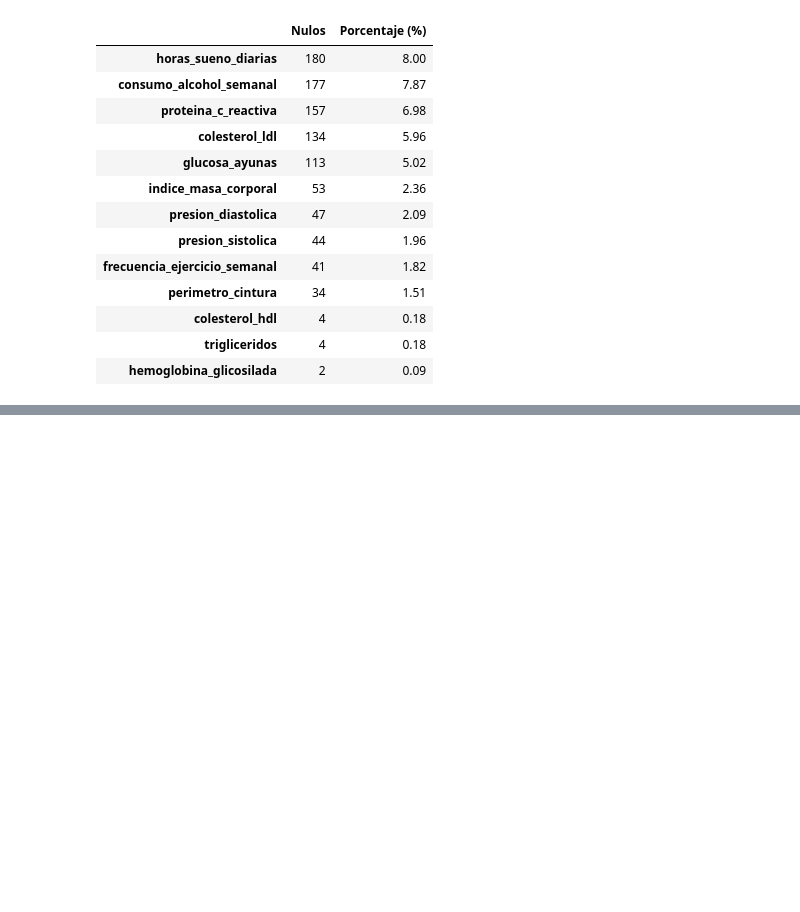
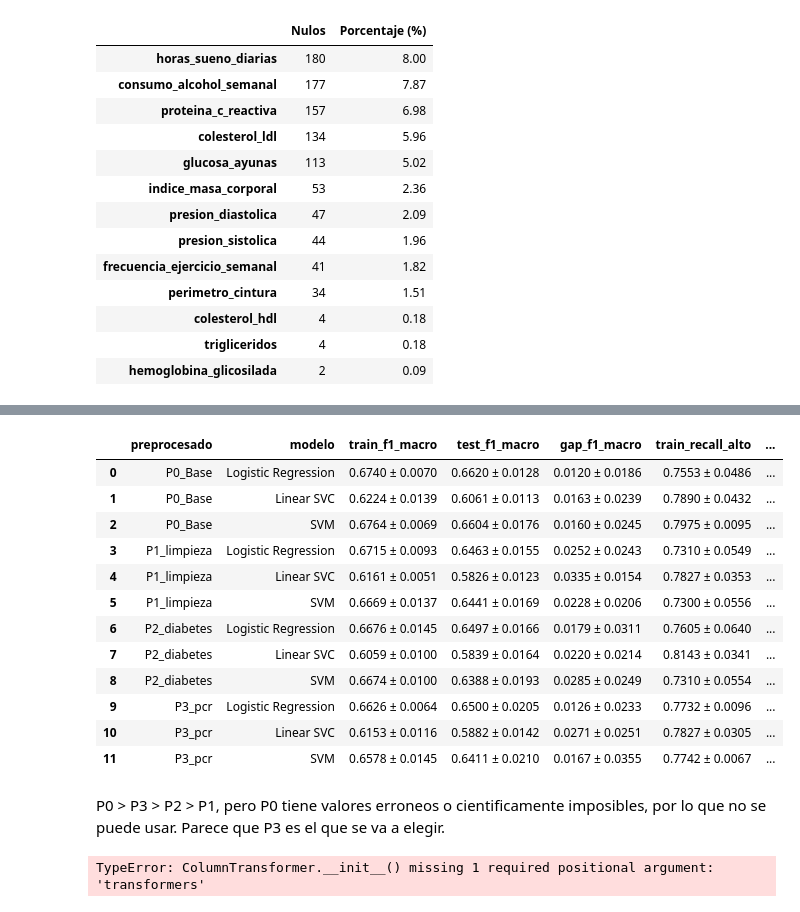
Before and after one commit to madalenointhemorning/MachineLearningUMU, a Jupyter notebook: notebooks/02_preprocesamiento.ipynb, the cells around one changed output, grey strips where cells are left out. Cells and saved outputs as stored; diff of their text form; code cells hidden in the pictures; blank space fills up the shorter version.

```diff
--- a/notebooks/02_preprocesamiento.ipynb
+++ b/notebooks/02_preprocesamiento.ipynb
@@ -546,0 +620,12 @@ Resumen global:
+# %%
+# Linear SVC
+param_grid_svc = {
+    'modelo__C': [0.001, 0.01, 0.1, 1.0, 10.0, 100.0],
+    'modelo__class_weight': [None, 'balanced']
+}
+pipeline_imputacionMediana_escaladoEstandar_svc = construir_pipeline_evaluacion(
+    pipeline_imputacionMediana_escaladoEstandar,
+    LinearSVC(dual='auto', max_iter=1000, random_state=SEED),
+    param_grid_svc
+)
+res_imputacionMediana_escaladoEstandar_svc = evaluar(pipeline_imputacionMediana_escaladoEstandar_svc, X, y, "Linear SVC", "P0_Base", True)
@@ -546,0 +712,12 @@ Resumen global:
+# %%
+param_grid_svm = {
+    'modelo__C': [0.001, 0.01, 0.1],
+    'modelo__class_weight': [None, 'balanced'],
+    'modelo__gamma': ['scale', 'auto']
+}
+pipeline_imputacionMediana_escaladoEstandar_svm = construir_pipeline_evaluacion(
+    pipeline_imputacionMediana_escaladoEstandar,
+    SVC(kernel='linear', random_state=SEED),
+    param_grid_svm
+)
+res_imputacionMediana_escaladoEstandar_svm = evaluar(pipeline_imputacionMediana_escaladoEstandar_svm, X, y, "SVM", "P0_Base", True)
@@ -547,4 +742,5 @@ Resumen global:
 # %%
-resultados = pd.concat([evaluar(nombre, datos, verbose=True) for nombre, datos in DATOS.items()],
-                       ignore_index=True)
+resultados_limpieza = pd.concat([res_imputacionMediana_escaladoEstandar_lr, res_imputacionMediana_escaladoEstandar_svc, res_imputacionMediana_escaladoEstandar_svm], ignore_index=True)
+
+resultados_limpieza
 # %% [output]
@@ -610,0 +751,10 @@ df_preprocesado.to_csv("../data/processed/enfermedad_cardiovascular_preprocesado
+# %%
+for dato in DATOS.keys():
+    if dato == "P0_base":
+        continue  # Ya se evaluó P0_base antes del bucle
+    X = DATOS[dato].drop(columns=[TARGET])
+    y = DATOS[dato][TARGET].astype(int)
+    res_lr = evaluar(pipeline_imputacionMediana_escaladoEstandar_lr, X, y, "Logistic Regression", dato, True)
+    res_svc = evaluar(pipeline_imputacionMediana_escaladoEstandar_svc, X, y, "Linear SVC", dato, True)
+    res_svm = evaluar(pipeline_imputacionMediana_escaladoEstandar_svm, X, y, "SVM", dato, True)
+    resultados_limpieza = pd.concat([resultados_limpieza, res_lr, res_svc, res_svm], ignore_index=True)
@@ -610,0 +779,27 @@ df_preprocesado.to_csv("../data/processed/enfermedad_cardiovascular_preprocesado
+# %%
+resultados_limpieza
+# %% [output]
+|  | preprocesado | modelo | train_f1_macro | test_f1_macro | gap_f1_macro | train_recall_alto | ... |
+| 0 | P0_Base | Logistic Regression | 0.6740 ± 0.0070 | 0.6620 ± 0.0128 | 0.0120 ± 0.0186 | 0.7553 ± 0.0486 | ... |
+| 1 | P0_Base | Linear SVC | 0.6224 ± 0.0139 | 0.6061 ± 0.0113 | 0.0163 ± 0.0239 | 0.7890 ± 0.0432 | ... |
+| 2 | P0_Base | SVM | 0.6764 ± 0.0069 | 0.6604 ± 0.0176 | 0.0160 ± 0.0245 | 0.7975 ± 0.0095 | ... |
+| 3 | P1_limpieza | Logistic Regression | 0.6715 ± 0.0093 | 0.6463 ± 0.0155 | 0.0252 ± 0.0243 | 0.7310 ± 0.0549 | ... |
+| 4 | P1_limpieza | Linear SVC | 0.6161 ± 0.0051 | 0.5826 ± 0.0123 | 0.0335 ± 0.0154 | 0.7827 ± 0.0353 | ... |
+| 5 | P1_limpieza | SVM | 0.6669 ± 0.0137 | 0.6441 ± 0.0169 | 0.0228 ± 0.0206 | 0.7300 ± 0.0556 | ... |
+| 6 | P2_diabetes | Logistic Regression | 0.6676 ± 0.0145 | 0.6497 ± 0.0166 | 0.0179 ± 0.0311 | 0.7605 ± 0.0640 | ... |
+| 7 | P2_diabetes | Linear SVC | 0.6059 ± 0.0100 | 0.5839 ± 0.0164 | 0.0220 ± 0.0214 | 0.8143 ± 0.0341 | ... |
+| 8 | P2_diabetes | SVM | 0.6674 ± 0.0100 | 0.6388 ± 0.0193 | 0.0285 ± 0.0249 | 0.7310 ± 0.0554 | ... |
+| 9 | P3_pcr | Logistic Regression | 0.6626 ± 0.0064 | 0.6500 ± 0.0205 | 0.0126 ± 0.0233 | 0.7732 ± 0.0096 | ... |
+| 10 | P3_pcr | Linear SVC | 0.6153 ± 0.0116 | 0.5882 ± 0.0142 | 0.0271 ± 0.0251 | 0.7827 ± 0.0305 | ... |
+| 11 | P3_pcr | SVM | 0.6578 ± 0.0145 | 0.6411 ± 0.0210 | 0.0167 ± 0.0355 | 0.7742 ± 0.0067 | ... |
+# %% [markdown]
+P0 > P3 > P2 > P1, pero P0 tiene valores erroneos o cientificamente imposibles, por lo que no se puede usar. Parece que P3 es el que se va a elegir.
+# %%
+X = DATOS["P3_pcr"].drop(columns=[TARGET])
+y = DATOS["P3_pcr"][TARGET].astype(int)
+
+pipeline_discretizar_variables_rangos = ColumnTransformer(
+    # TODO: Implementar discretización de variables según rangos definidos en el EDA (01_eda.ipynb) como edad e IMC. Creo que sería hacer mediana de las variables que primero se van a discretizar, discretizar, hacer mediana del resto de variables y luego escalar. Esto es porque si se hace la mediana de todas las variables antes de discretizar, las variables discretizadas no tendrán sentido. Por ejemplo, si se discretiza edad en 3 rangos (18-30, 31-50, 51+), la mediana de edad después de discretizar será un valor que no tiene sentido (por ejemplo, 2.5). Por eso es mejor hacer la mediana de las variables que se van a discretizar antes de discretizar, y luego hacer la mediana del resto de variables numéricas, escalar y lo de transformadores_categoricos.
+)
+# %% [output]
+TypeError: ColumnTransformer.__init__() missing 1 required positional argument: 'transformers'
```
Also changed, not shown: parts of 33 cells of this notebook.
